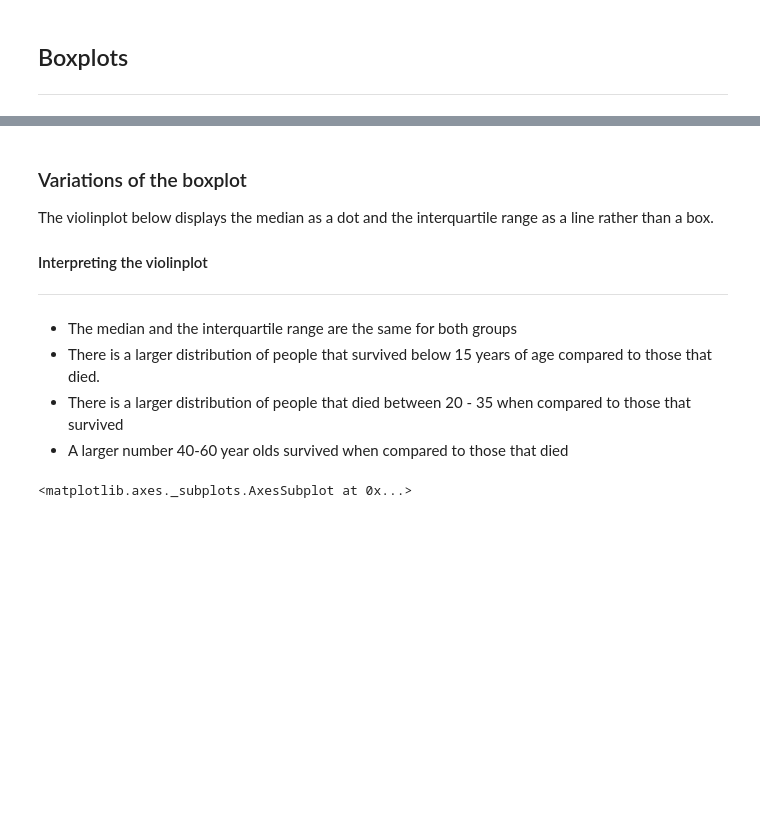
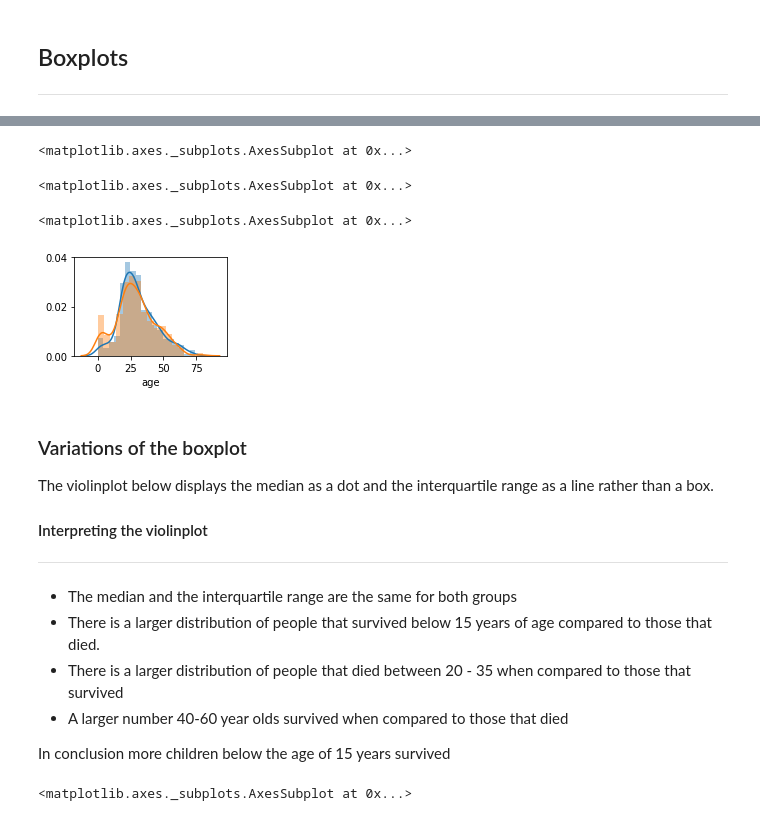
Before and after one commit to roisinanglim/boxplot.py, a Jupyter notebook: boxplot.py.ipynb, the cells around one changed output, grey strips where cells are left out. Cells and saved outputs as stored; diff of their text form; code cells hidden in the pictures; blank space fills up the shorter version.

```diff
--- a/boxplot.py.ipynb
+++ b/boxplot.py.ipynb
@@ -99,3 +99,16 @@ The boxplot does not display the number of values behind each variable.
+# %%
+# Plot histogram
+target_0 = df.loc[df.survived == 0]
+target_1 = df.loc[df.survived == 1]
+
+plt.subplot(2,2,1)
+sns.distplot(target_0.age)
+sns.distplot(target_1.age)
+# %% [output]
+<matplotlib.axes._subplots.AxesSubplot at 0x...>
+<matplotlib.axes._subplots.AxesSubplot at 0x...>
+<matplotlib.axes._subplots.AxesSubplot at 0x...>
+[figure, added]
 # %% [markdown]
 ### Variations of the boxplot
 
@@ -108,6 +121,8 @@ The violinplot below displays the median as a dot and the interquartile range as
 * There is a larger distribution of people that survived below 15 years of age compared to those that died.
 * There is a larger distribution of people that died between 20 - 35 when compared to those that survived
 * A larger number 40-60 year olds survived when compared to those that died
+
+In conclusion more children below the age of 15 years survived
 # %%
 sns.violinplot(x='survived', y='age',data=df)
 # %% [output]
```
Also changed, not shown: parts of 22 cells of this notebook, 1 other file.
